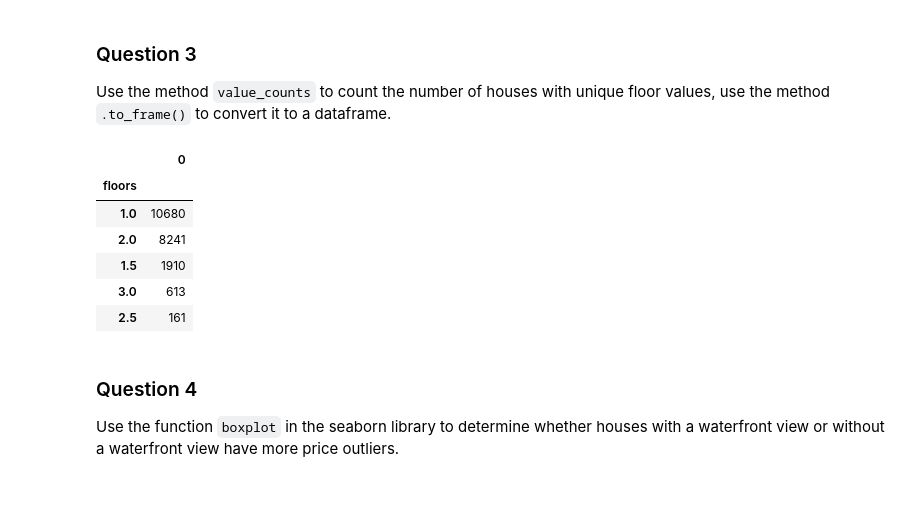
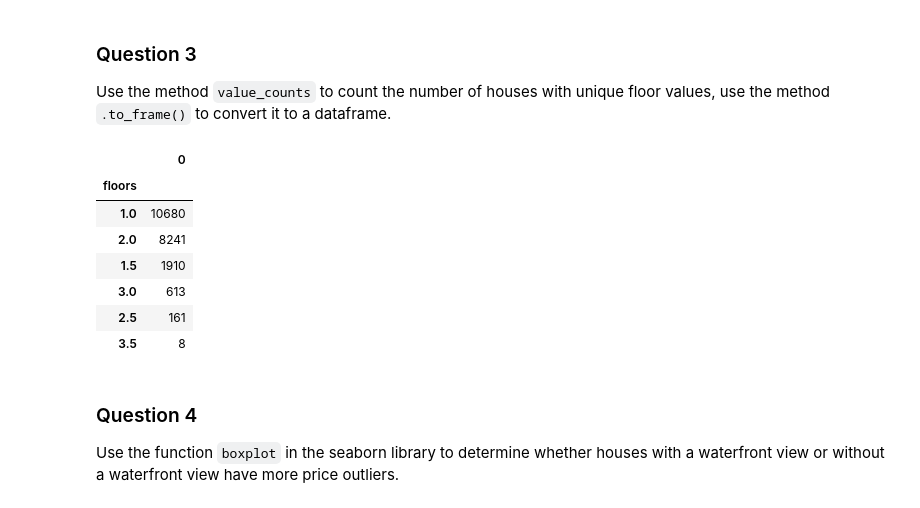
Before and after one commit to ddowler/dataAnalysisWithPython, a Jupyter notebook: House_Sales_in_King_Count_USA.ipynb, the cells around one changed output. Cells and saved outputs as stored; diff of their text form; code cells hidden in the pictures.

```diff
--- a/House_Sales_in_King_Count_USA.ipynb
+++ b/House_Sales_in_King_Count_USA.ipynb
@@ -182,15 +183,16 @@ number of NaN values for the column bathrooms : 0
 Use the method <code>value_counts</code> to count the number of houses with unique floor values, use the method <code>.to_frame()</code> to convert it to a dataframe.
 # %%
 unique_floor_values = df.value_counts('floors').to_frame()
-unique_floor_values.head()
+unique_floor_values
 # %% [output]
 |  | 0 |
 | floors |  |
 | 1.0 | 10680 |
 | 2.0 | 8241 |
 | 1.5 | 1910 |
 | 3.0 | 613 |
 | 2.5 | 161 |
+| 3.5 | 8 |
 # %% [markdown]
 ### Question 4
 
```
Also changed, not shown: parts of 1 cell of this notebook.
